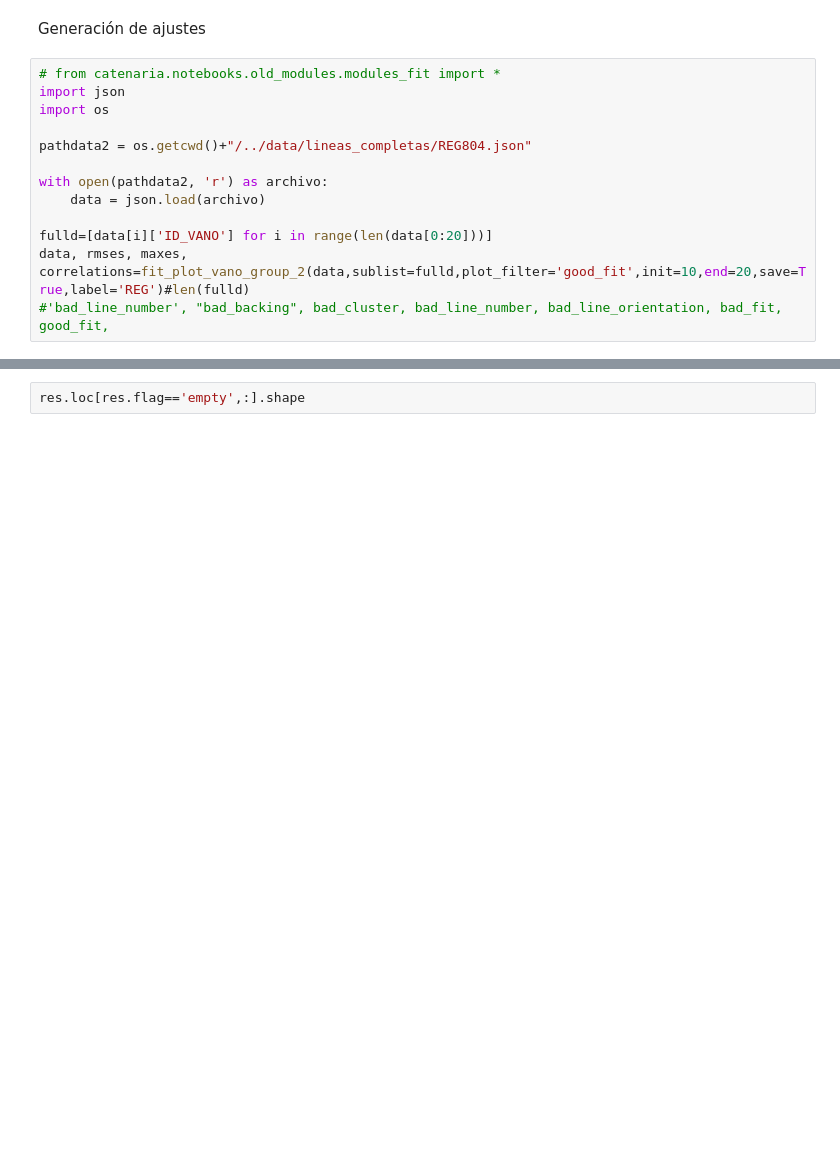
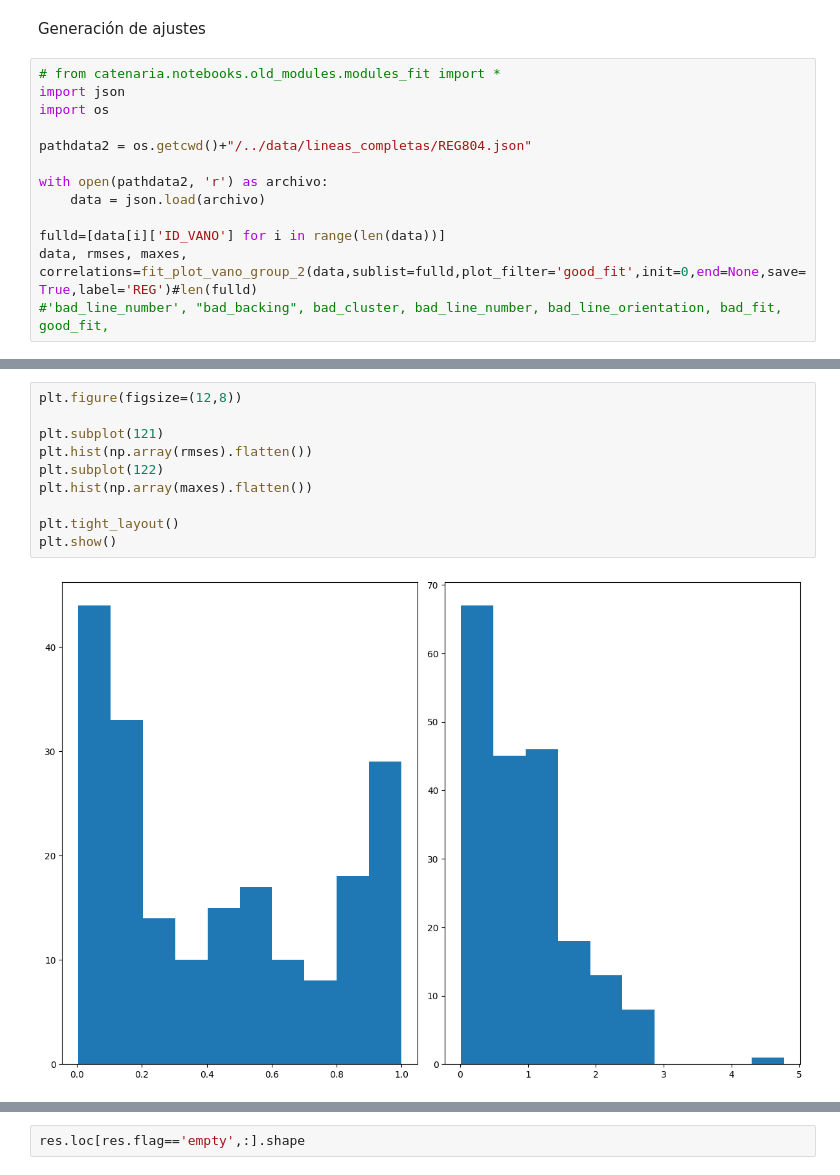
Before and after one commit to DeduceDS/CATENARIA, a Jupyter notebook: catenaria/notebooks/REG-VDI-XIN-FitValid_crucetas.ipynb, the cells around one changed output, grey strips where cells are left out. Cells and saved outputs as stored; diff of their text form; blank space fills up the shorter version.

```diff
--- a/catenaria/notebooks/REG-VDI-XIN-FitValid_crucetas.ipynb
+++ b/catenaria/notebooks/REG-VDI-XIN-FitValid_crucetas.ipynb
@@ -37,7 +37,7 @@ pathdata2 = os.getcwd()+"/../data/lineas_completas/REG804.json"
 with open(pathdata2, 'r') as archivo:
     data = json.load(archivo)
 
-fulld=[data[i]['ID_VANO'] for i in range(len(data[0:20]))]
-data, rmses, maxes, correlations=fit_plot_vano_group_2(data,sublist=fulld,plot_filter='good_fit',init=10,end=20,save=True,label='REG')#len(fulld)
+fulld=[data[i]['ID_VANO'] for i in range(len(data))]
+data, rmses, maxes, correlations=fit_plot_vano_group_2(data,sublist=fulld,plot_filter='good_fit',init=0,end=None,save=True,label='REG')#len(fulld)
 #'bad_line_number', "bad_backing", bad_cluster, bad_line_number, bad_line_orientation, bad_fit, good_fit,
 # %% [output]
@@ -99,0 +273,12 @@ np.array(rmses).sum(axis = 1).mean(), np.array(maxes).max(axis = 1).mean(), np.a
+# %%
+plt.figure(figsize=(12,8))
+
+plt.subplot(121)
+plt.hist(np.array(rmses).flatten())
+plt.subplot(122)
+plt.hist(np.array(maxes).flatten())
+
+plt.tight_layout()
+plt.show()
+# %% [output]
+[figure, added]
```
Also changed, not shown: parts of 6 cells of this notebook, 5 other files.
